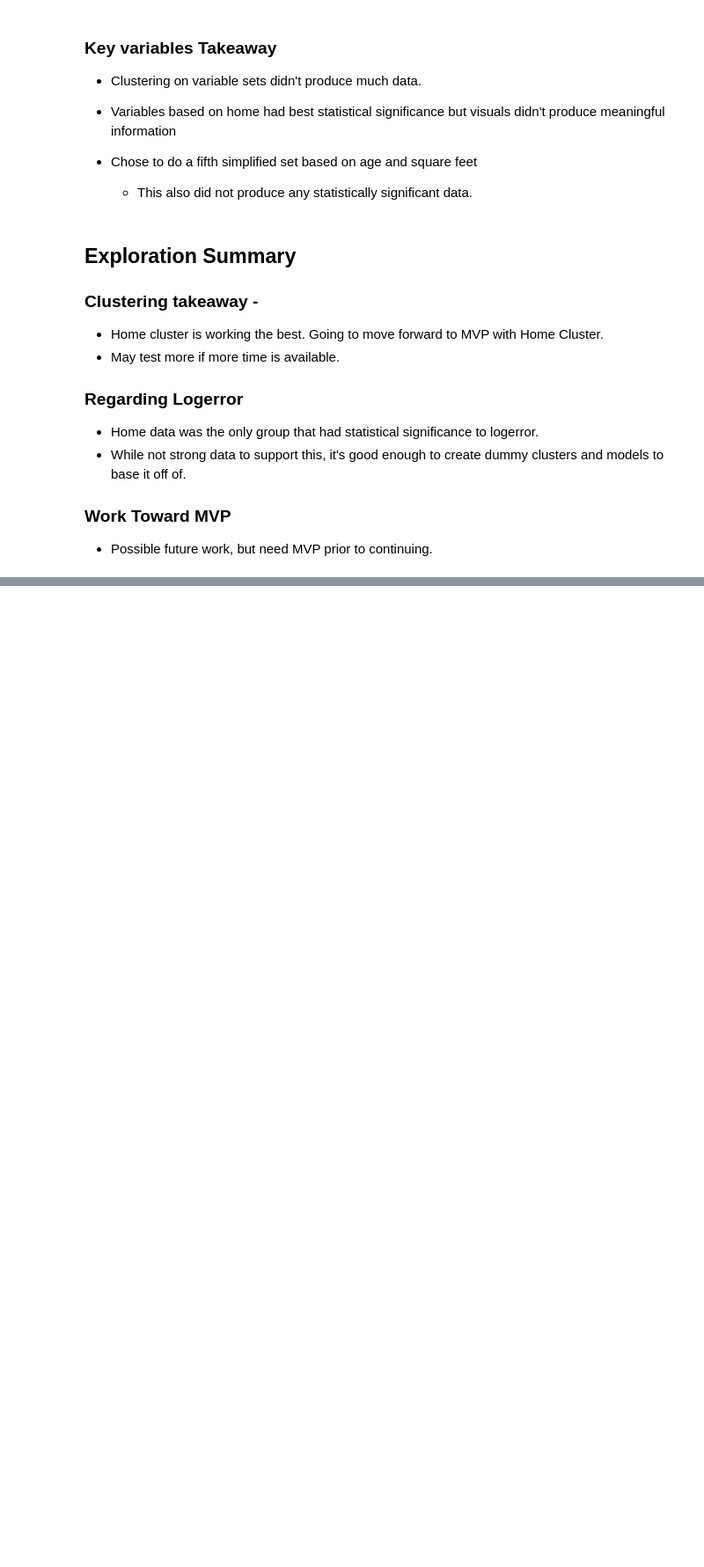
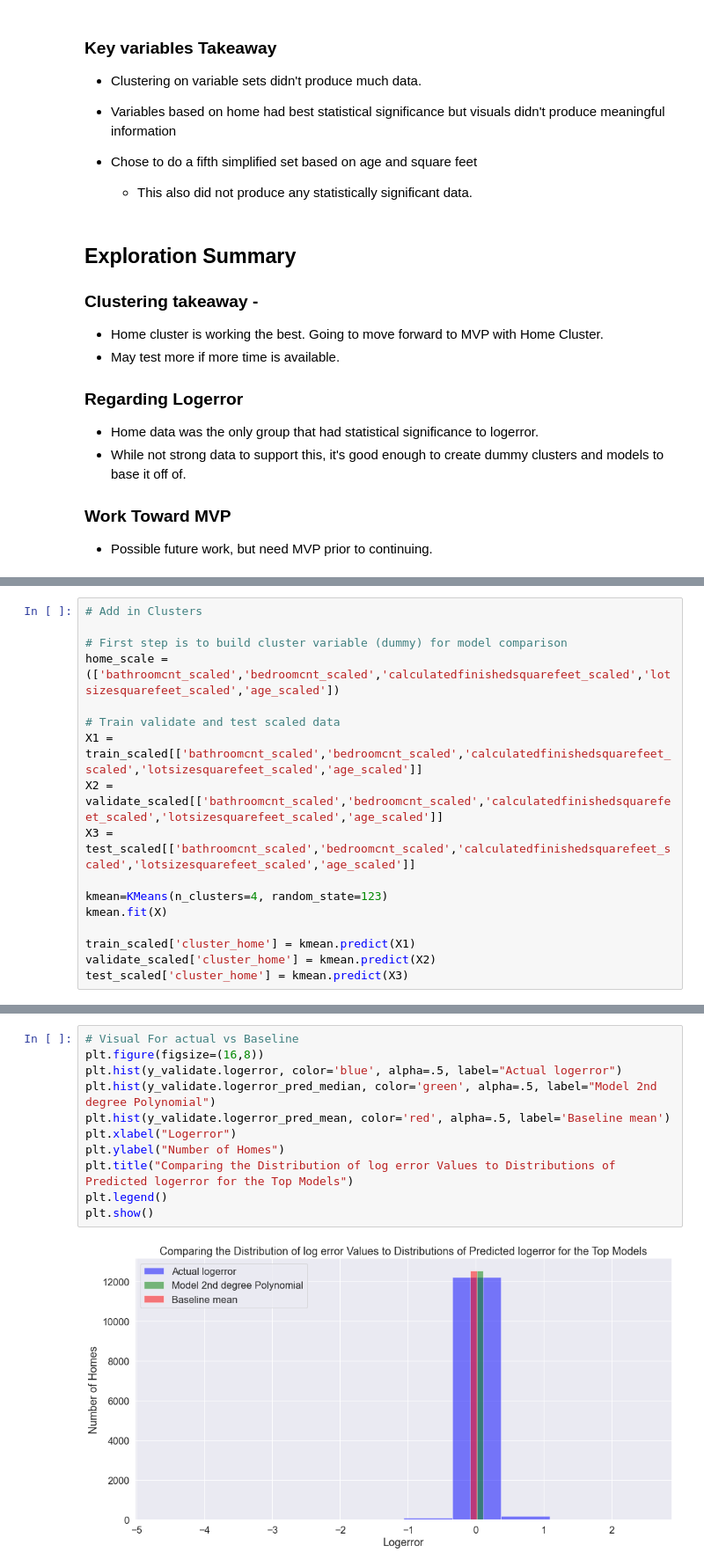
Before and after one commit to bradgauvin/clustering-project, a Jupyter notebook: final_report_mvp.ipynb, the cells around one changed output, grey strips where cells are left out. Shown at 88% size. Drawn from its saved outputs; the diff is of its cells as text; blank space fills up the shorter version.

```diff
--- a/final_report_mvp.ipynb
+++ b/final_report_mvp.ipynb
@@ -557,0 +574,17 @@ Text(0.5, 1.0, 'Chaos version 1')
+# %%
+# Add in Clusters
+
+# First step is to build cluster variable (dummy) for model comparison
+home_scale = (['bathroomcnt_scaled','bedroomcnt_scaled','calculatedfinishedsquarefeet_scaled','lotsizesquarefeet_scaled','age_scaled'])
+
+# Train validate and test scaled data
+X1 = train_scaled[['bathroomcnt_scaled','bedroomcnt_scaled','calculatedfinishedsquarefeet_scaled','lotsizesquarefeet_scaled','age_scaled']]
+X2 = validate_scaled[['bathroomcnt_scaled','bedroomcnt_scaled','calculatedfinishedsquarefeet_scaled','lotsizesquarefeet_scaled','age_scaled']]
+X3 = test_scaled[['bathroomcnt_scaled','bedroomcnt_scaled','calculatedfinishedsquarefeet_scaled','lotsizesquarefeet_scaled','age_scaled']]
+
+kmean=KMeans(n_clusters=4, random_state=123)
+kmean.fit(X)
+
+train_scaled['cluster_home'] = kmean.predict(X1)
+validate_scaled['cluster_home'] = kmean.predict(X2)
+test_scaled['cluster_home'] = kmean.predict(X3)
@@ -557,0 +747,13 @@ Text(0.5, 1.0, 'Chaos version 1')
+# %%
+# Visual For actual vs Baseline
+plt.figure(figsize=(16,8))
+plt.hist(y_validate.logerror, color='blue', alpha=.5, label="Actual logerror")
+plt.hist(y_validate.logerror_pred_median, color='green', alpha=.5, label="Model 2nd degree Polynomial")
+plt.hist(y_validate.logerror_pred_mean, color='red', alpha=.5, label='Baseline mean')
+plt.xlabel("Logerror")
+plt.ylabel("Number of Homes")
+plt.title("Comparing the Distribution of log error Values to Distributions of Predicted logerror for the Top Models")
+plt.legend()
+plt.show()
+# %% [output]
+[figure, added]
```
Also changed, not shown: parts of 10 cells of this notebook.
